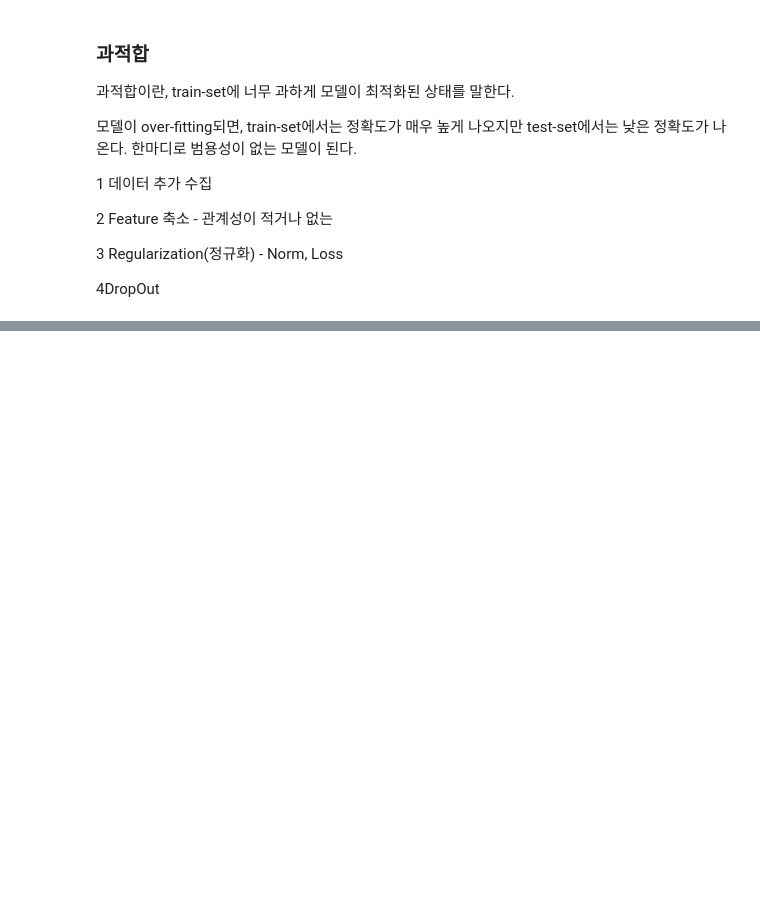
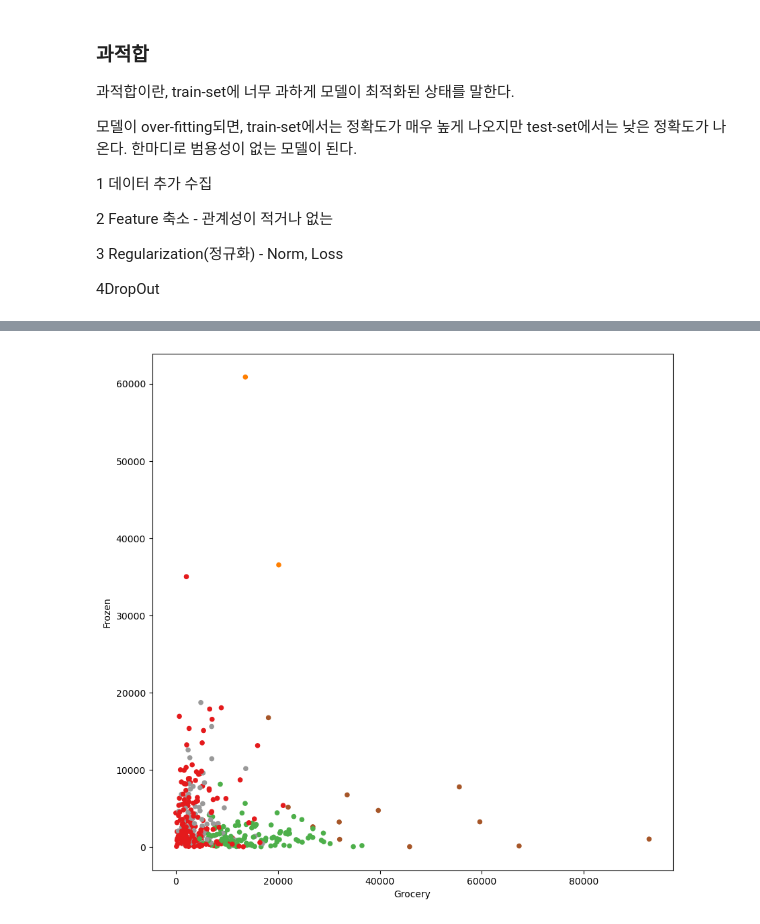
Before and after one commit to wh5905/skn_1, a Jupyter notebook: data_pandas/data_pandas_7.ipynb, the cells around one changed output, grey strips where cells are left out. Saved outputs shown, nothing was run; the diff lists cells and outputs as text; code cells hidden in the pictures; blank space fills up the shorter version.

```diff
--- a/data_pandas/data_pandas_7.ipynb
+++ b/data_pandas/data_pandas_7.ipynb
@@ -191,0 +926,94 @@ y절편 b 46.710366257280086
+# %%
+# -*- coding: utf-8 -*-
+
+### 기본 라이브러리 불러오기
+import pandas as pd
+import matplotlib.pyplot as plt
+
+
+'''
+[Step 1] 데이터 준비
+'''
+
+# Wholesale customers 데이터셋 가져오기 (출처: UCI ML Repository)
+uci_path = 'https://archive.ics.uci.edu/ml/machine-learning-databases/\
+00292/Wholesale%20customers%20data.csv'
+df = pd.read_csv(uci_path, header=0)
+
+
+'''
+[Step 2] 데이터 탐색
+'''
+
+# 데이터 살펴보기
+print(df.head())
+print('\n')
+
+# 데이터 자료형 확인
+print(df.info())
+print('\n')
+
+# 데이터 통계 요약정보 확인
+print(df.describe())
+print('\n')
+
+
+'''
+[Step 3] 데이터 전처리
+'''
+
+# 분석에 사용할 속성을 선택
+X = df.iloc[:, :]
+print(X[:5])
+print('\n')
+
+# 설명 변수 데이터를 정규화
+from sklearn import preprocessing
+X = preprocessing.StandardScaler().fit(X).transform(X)
+
+print(X[:5])
+print('\n')
+
+
+'''
+[Step 4] k-means 군집 모형 - sklearn 사용
+'''
+
+# sklearn 라이브러리에서 cluster 군집 모형 가져오기
+from sklearn import cluster
+
+# 모형 객체 생성
+kmeans = cluster.KMeans(init='k-means++', n_clusters=5, n_init=10)
+
+# 모형 학습
+kmeans.fit(X)
+
+# 예측 (군집)
+cluster_label = kmeans.labels_
+print(cluster_label)
+print('\n')
+
+# 예측 결과를 데이터프레임에 추가
+df['Cluster'] = cluster_label
+print(df.head())
+print('\n')
+
+# 그래프로 표현 - 시각화
+df.plot(kind='scatter', x='Grocery', y='Frozen', c='Cluster', cmap='Set1',
+        colorbar=False, figsize=(10, 10))
+df.plot(kind='scatter', x='Milk', y='Delicassen', c='Cluster', cmap='Set1',
+        colorbar=True, figsize=(10, 10))
+plt.show()
+plt.close()
+
+# 큰 값으로 구성된 클러스터(0, 4)를 제외 - 값이 몰려 있는 구간을 자세하게 분석
+mask = (df['Cluster'] == 0) | (df['Cluster'] == 4)
+ndf = df[~mask]
+
+ndf.plot(kind='scatter', x='Grocery', y='Frozen', c='Cluster', cmap='Set1',
+        colorbar=False, figsize=(10, 10))
+ndf.plot(kind='scatter', x='Milk', y='Delicassen', c='Cluster', cmap='Set1',
+        colorbar=True, figsize=(10, 10))
+plt.show()
+plt.close()
+# %% [output]
@@ -191,0 +1054 @@ y절편 b 46.710366257280086
+[figure, added]
```
Also changed, not shown: parts of 10 cells of this notebook, 8 other files.
